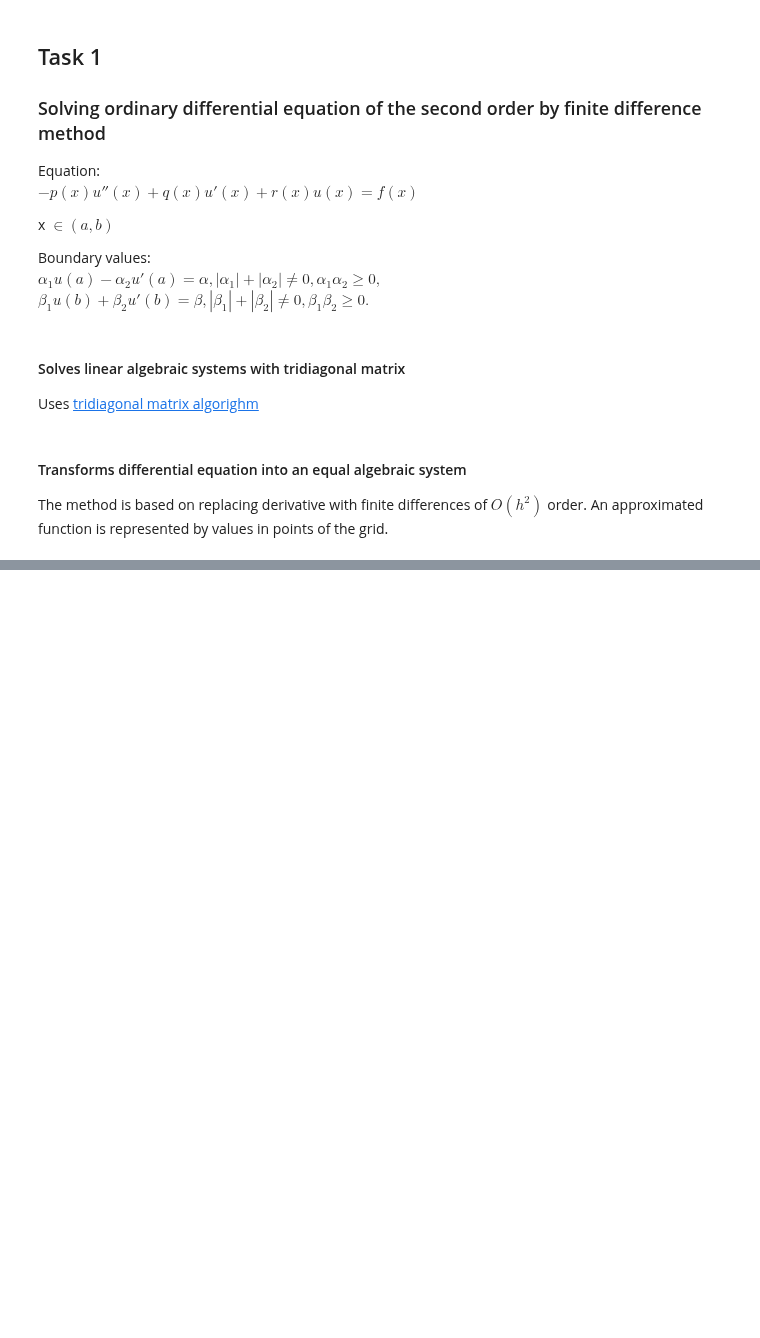
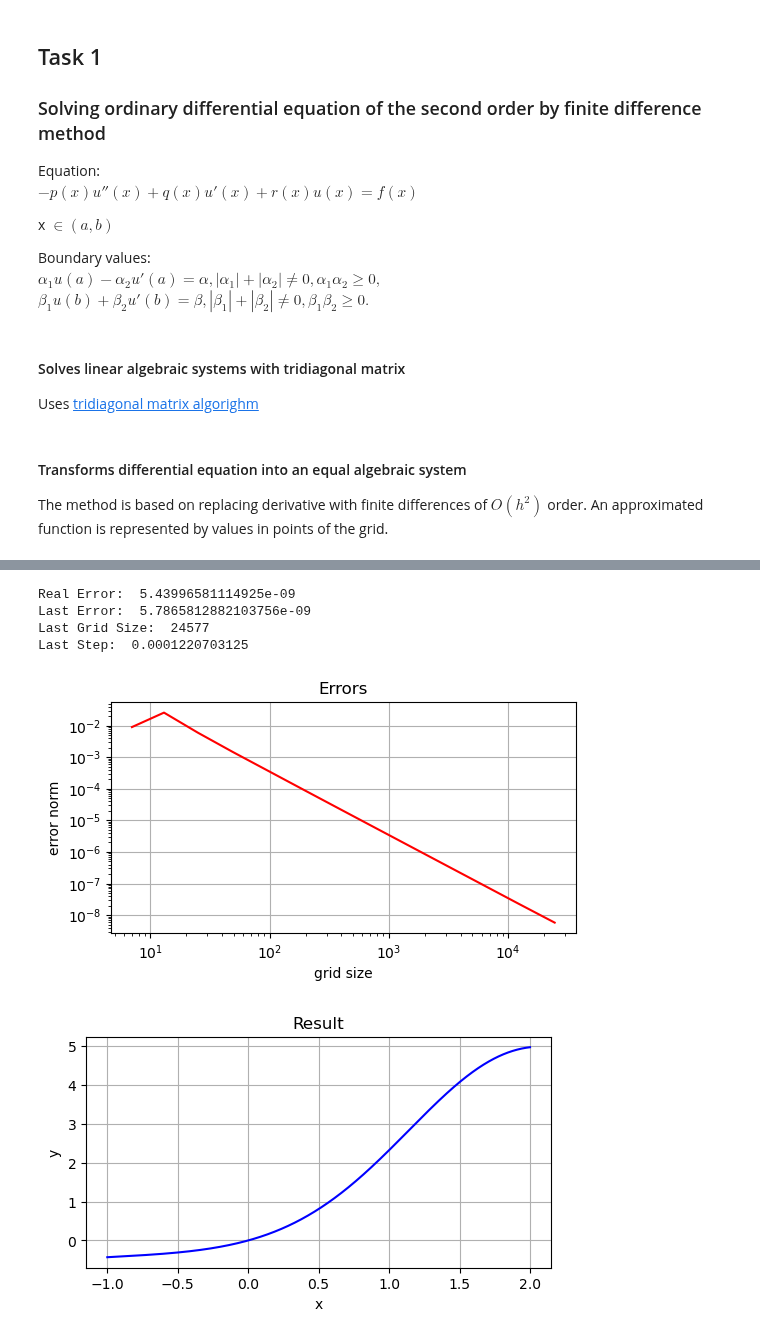
Before and after one commit to Alexander-Ploskin/ComputationMethods, a Jupyter notebook: Task1.ipynb, the cells around one changed output, grey strips where cells are left out. Saved outputs shown, nothing was run; the diff lists cells and outputs as text; code cells hidden in the pictures; blank space fills up the shorter version.

```diff
--- a/Task1.ipynb
+++ b/Task1.ipynb
@@ -73,3 +48,11 @@ def get_richardson_clarified_solution(current_solution, next_solution, r=2, p=2)
+# %%
+def get_richardson_error(curr_solution: np.ndarray, next_solution: np.ndarray) -> float:
+    error_by_even_points = abs(next_solution[::2] - curr_solution) / 3
+
+    max_error = -1
+    for left_error, right_error in zip(error_by_even_points, error_by_even_points[1:]):
+        max_error = max(max_error, left_error, right_error, (left_error + right_error) / 2)
+    return max_error
 # %% [markdown]
 #### Transforms differential equation into an equal algebraic system
 
@@ -104,9 +87,9 @@ def solve_equation(
     for index in range(1, n - 1):
         point = points[index]
 
-        matrix[index][index - 1] = 1 / (step ** 2) - q(point) / (2 * step)
+        matrix[index][index - 1] = p(point) / (step ** 2) - q(point) / (2 * step)
         matrix[index][index] = -2 / (step ** 2) - r(point)
-        matrix[index][index + 1] = 1 / (step ** 2) + q(point) / (2 * step)
+        matrix[index][index + 1] = p(point) / (step ** 2) + q(point) / (2 * step)
         right_part[index] = f(point)
 
     matrix[n - 1][n - 3] = beta_2 / (2 * step)
@@ -114,8 +97,6 @@ def solve_equation(
     matrix[n - 1][n - 1] = beta_1 + 3 * beta_2 / (2 * step)
     right_part[n - 1] = beta
 
-    print("Matrix: \n", matrix)
-
     is_tridiagonal = alpha_2 == 0 and beta_2 == 0
 
-    return np.linalg.solve(matrix, right_part)
+    return solve_tridiagonal_system(matrix, right_part) if is_tridiagonal else spsolve(csc_matrix(matrix), right_part)
@@ -121,0 +177,35 @@ def solve_equation(
+# %%
+u = lambda x: x * e ** sin(x)
+du = lambda x: e ** sin(x) * (x * cos(x) + 1)
+ddu = lambda x: e ** sin(x) * (-x * sin(x) + x * cos(x) ** 2 + 2 * cos(x))
+
+p = lambda x: 1
+q = lambda x: -x
+r = lambda x: 1
+f = lambda x: ddu(x) + q(x) * du(x) - r(x) * u(x)
+
+a = -1
+b = 2
+
+alpha_1 = 1
+alpha_2 = 0
+alpha = a * e ** sin(a)
+
+left_boundary_value = (alpha_1, alpha_2, alpha)
+
+beta_1 = 1
+beta_2 = 0
+beta = b * e ** sin(b)
+
+right_boundary_value = (beta_1, beta_2, beta)
+
+epsilon = 1 / 100000000
+
+run_test(p, q, r, f, a, b, left_boundary_value, right_boundary_value, epsilon, u)
+# %% [output]
+Real Error:  5.43996581114925e-09
+Last Error:  5.7865812882103756e-09
+Last Grid Size:  24577
+Last Step:  0.0001220703125
+[figure, added]
+[figure, added]
```
Also changed, not shown: parts of 15 cells of this notebook.
